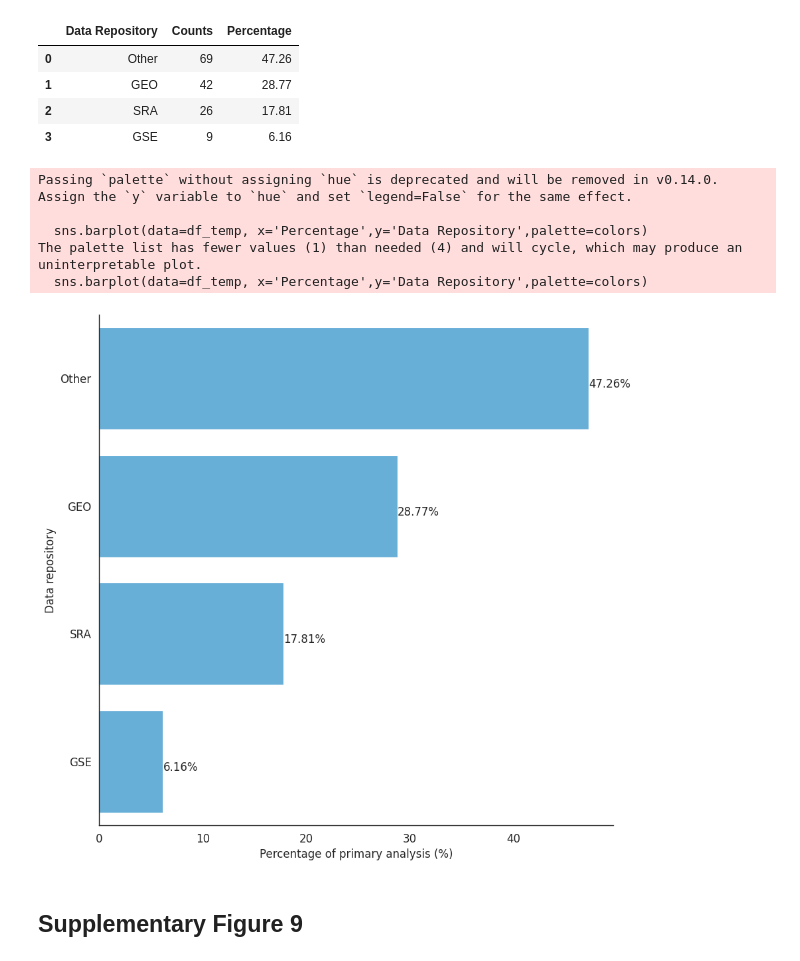
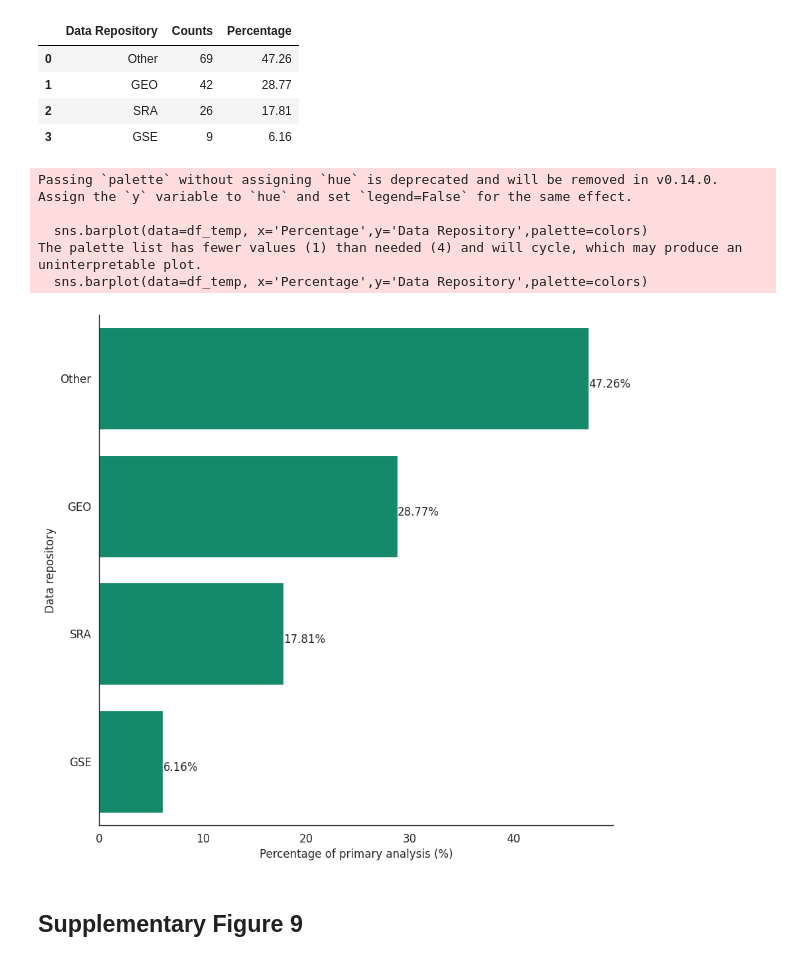
Before and after one commit to Mangul-Lab-USC/code-availability, a Jupyter notebook: notebooks/Figures.ipynb, the cells around one changed output. Cells and saved outputs as stored; diff of their text form; code cells hidden in the pictures.

```diff
--- a/notebooks/Figures.ipynb
+++ b/notebooks/Figures.ipynb
@@ -2233,25 +2247,26 @@ df_temp
 # %%
 plt.figure(figsize=(10, 10))
 plt.rcParams.update({'font.size': 12})
 rcParams['font.family'] = 'sans-serif'
 sns.set_context("paper",font_scale=1)
-colors = ["#56B4E9"]
+colors = ["#009E73"]
 sns.barplot(data=df_temp, x='Percentage',y='Data Repository',palette=colors)
 for index, row in df_temp.iterrows():
     plt.annotate(f'{row["Percentage"]}%', xy=(row['Percentage'],index),ha='left', va='top', fontsize=12)
 plt.xlabel("Percentage of primary analysis (%)", fontsize=12)
 plt.ylabel("Data repository", fontsize=12)
 plt.tick_params(axis='both', labelsize=12)
 sns.despine()
 plt.savefig('../Figures/sup8.png', format='png', dpi=300)
+fig.savefig('../Figures/sup8.eps', format='eps', dpi=1200,bbox_inches='tight')
 plt.show()
 # %% [output]
 Passing `palette` without assigning `hue` is deprecated and will be removed in v0.14.0. Assign the `y` variable to `hue` and set `legend=False` for the same effect.
 
   sns.barplot(data=df_temp, x='Percentage',y='Data Repository',palette=colors)
 The palette list has fewer values (1) than needed (4) and will cycle, which may produce an uninterpretable plot.
   sns.barplot(data=df_temp, x='Percentage',y='Data Repository',palette=colors)
-[figure, old version]
+[figure, new version]
 # %% [markdown]
 ## Supplementary Figure 9
 # %%
```
Also changed, not shown: parts of 14 cells of this notebook, 29 other files.
